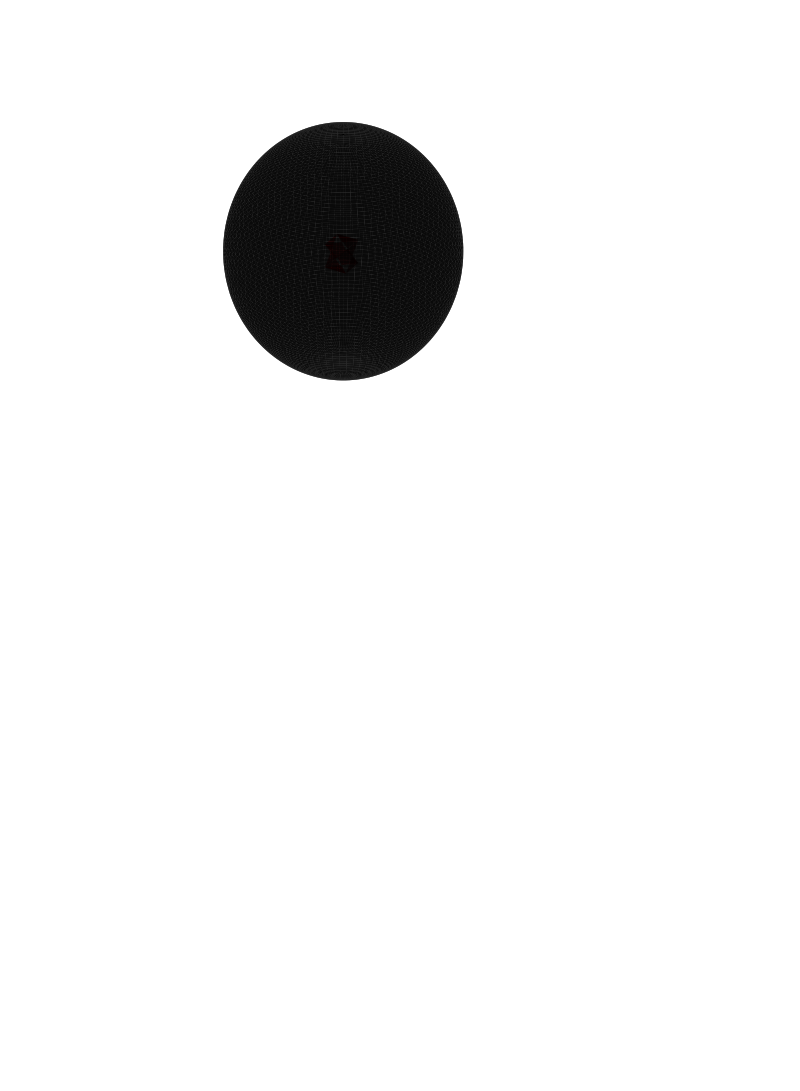
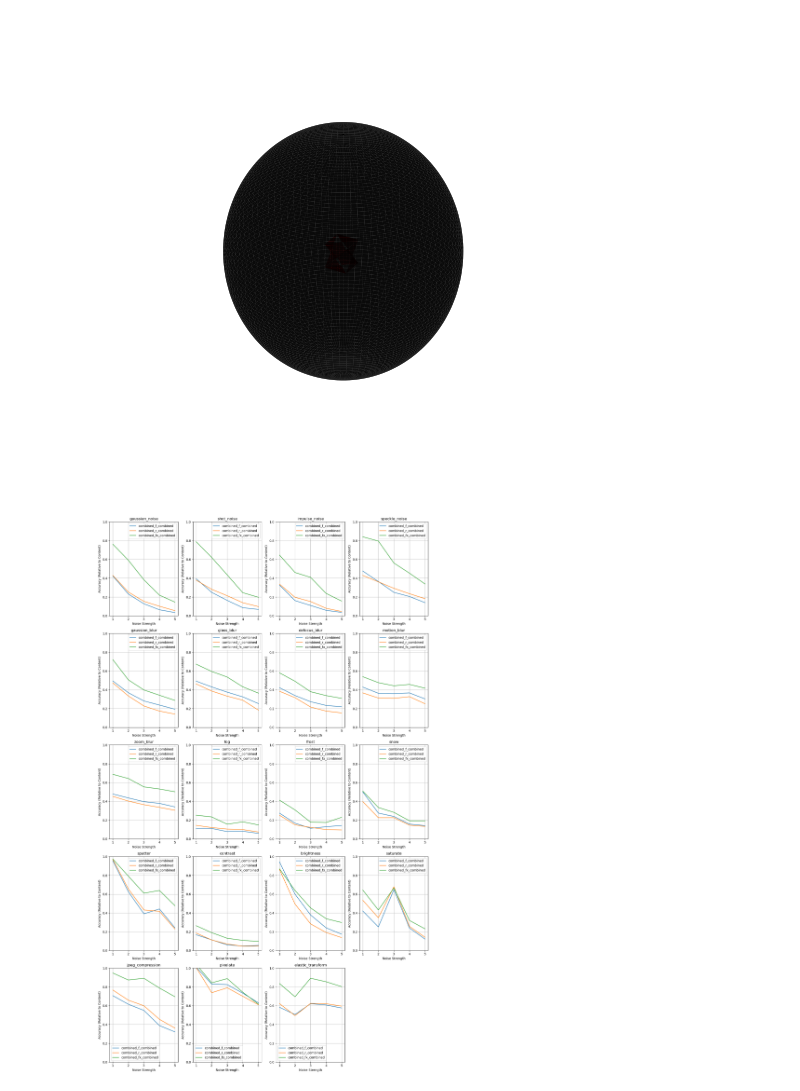
Before and after one commit to Beckinetic/viewpoint-robustness, a Jupyter notebook: notebooks/plot.ipynb, the cells around one changed output. Drawn from its saved outputs; the diff is of its cells as text; code cells hidden in the pictures; blank space fills up the shorter version.

Commit message:
Add robustness plotting

```diff
--- a/notebooks/plot.ipynb
+++ b/notebooks/plot.ipynb
@@ -71,3 +71,96 @@ ax.set_box_aspect([1, 1, 1])  # Aspect ratio is 1:1:1
 plt.show()
 # %% [output]
 [figure]
+# %%
+import argparse
+import os
+import pickle
+
+from matplotlib import pyplot as plt
+
+log_dir = '../logs'
+plot_dir = '../plots'
+
+distortion_types = ['gaussian_noise', 'shot_noise', 'impulse_noise', 'speckle_noise',
+                    'gaussian_blur', 'glass_blur', 'defocus_blur', 'motion_blur', 'zoom_blur',
+                    'fog', 'frost', 'snow', 'spatter', 'contrast', 'brightness', 'saturate',
+                    'jpeg_compression', 'pixelate', 'elastic_transform',]
+model_folders = ['combined_f_combined', 'combined_r_combined', 'combined_fx_combined',]
+# %%
+epochs = range(30, 31)
+severities = range(1, 6)
+
+# Define the number of rows and columns based on the number of distortion types
+num_distortions = len(distortion_types)
+num_rows = (num_distortions + 3) // 4  # Adjust this based on how many columns you want
+num_cols = min(4, num_distortions)  # Max 4 columns for a cleaner look
+
+for epoch in epochs:
+    fig, axes = plt.subplots(num_rows, num_cols, figsize=(15, num_rows * 5))  # Adjust size as needed
+    axes = axes.flatten()  # Flatten the axes array for easy indexing
+
+    # Iterate over distortion types and plot for each one
+    for idx, distortion_type in enumerate(distortion_types):
+        ax = axes[idx]  # Select the current subplot axis
+
+        # For each model folder, plot the relative accuracy
+        for model_folder in model_folders:
+            if model_folder == 'combined_f_combined':
+                viewpoint = 'r'
+            elif model_folder == 'combined_r_combined':
+                viewpoint = 'r'
+            elif model_folder == 'combined_fx_combined':
+                viewpoint = 'r'
+            log_model_epoch_folder = os.path.join(log_dir, model_folder, 'robustness', str(epoch), viewpoint)
+            content_acc_path = os.path.join(log_model_epoch_folder, 'content_acc.pkl')
+            with open(content_acc_path, 'rb') as f:
+                content_acc = pickle.load(f)
+
+            distortion_acc_path = os.path.join(log_model_epoch_folder, 'distortion_acc.pkl')
+            with open(distortion_acc_path, 'rb') as f:
+                distortion_acc = pickle.load(f)
+
+            # Retrieve content accuracy for the epoch
+            content_acc_epoch = content_acc[str(epoch)]
+
+            # Prepare to plot results for the current distortion type
+            relative_accuracies = []
+            for severity in severities:
+                # Get distortion accuracy for each severity level
+                distortion_acc_value = distortion_acc[str(epoch)][distortion_type][str(severity)]
+
+                # Compute relative accuracy (distortion accuracy relative to content accuracy)
+                relative_acc = distortion_acc_value / content_acc_epoch
+                relative_accuracies.append(relative_acc)
+
+            # Plot the relative accuracy for the current model folder on the same axis
+            ax.plot(severities, relative_accuracies, label=model_folder)
+
+        # Customize the current subplot
+        ax.set_title(distortion_type)
+        ax.set_xlabel('Noise Strength')
+        ax.set_ylabel('Accuracy (Relative to Content)')
+        ax.set_ylim(0, 1)
+        ax.grid(True)
+        ax.legend()
+
+    # Remove any unused subplots (if distortion types < num_rows * num_cols)
+    for i in range(num_distortions, len(axes)):
+        fig.delaxes(axes[i])
+
+    # Adjust layout to prevent overlap
+    plt.tight_layout()
+
+    # Save the combined plot
+    plot_save_folder = os.path.join(plot_dir, 'robustness')
+    os.makedirs(plot_save_folder, exist_ok=True)
+    plot_save_path = os.path.join(plot_save_folder, f'relative_accuracy_epoch_{epoch}.png')
+    plt.savefig(plot_save_path)
+
+    # Show the plot (if running in an interactive environment)
+    plt.show()  # Uncomment this if you want to see the plot in an interactive environment
+
+    # Clear the figure for the next plot
+    plt.clf()
+# %% [output]
+[figure, added]
```
Also changed, not shown: parts of 2 cells of this notebook, 3 other files.
